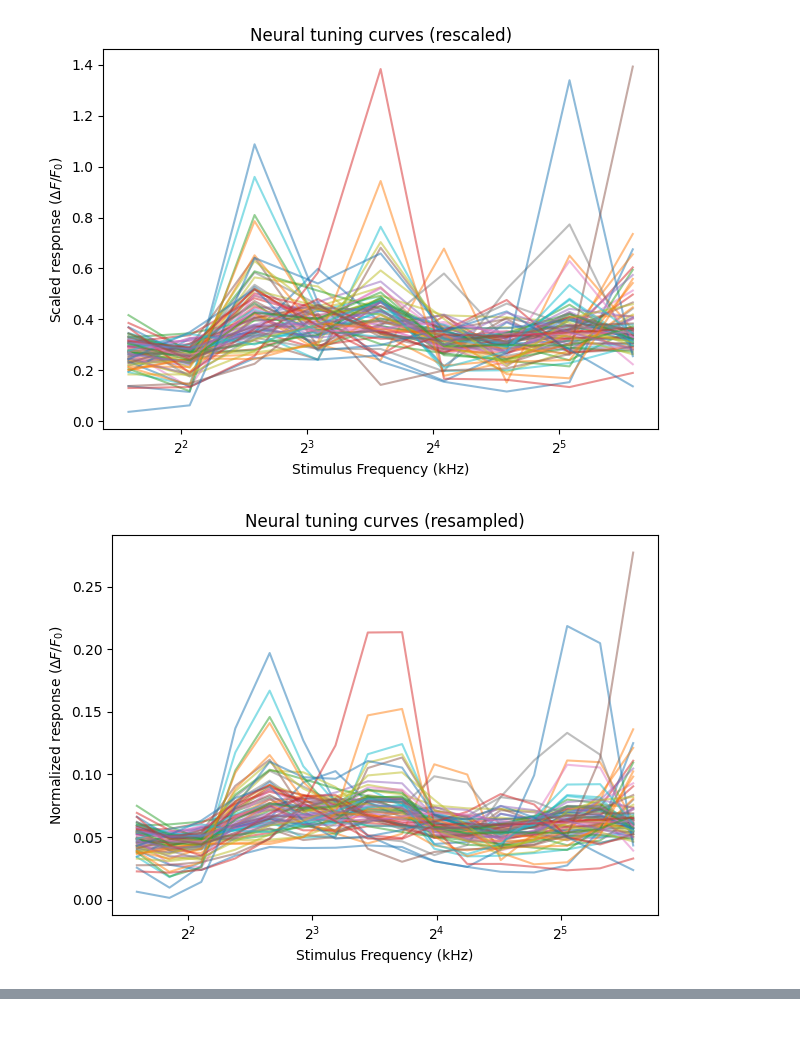
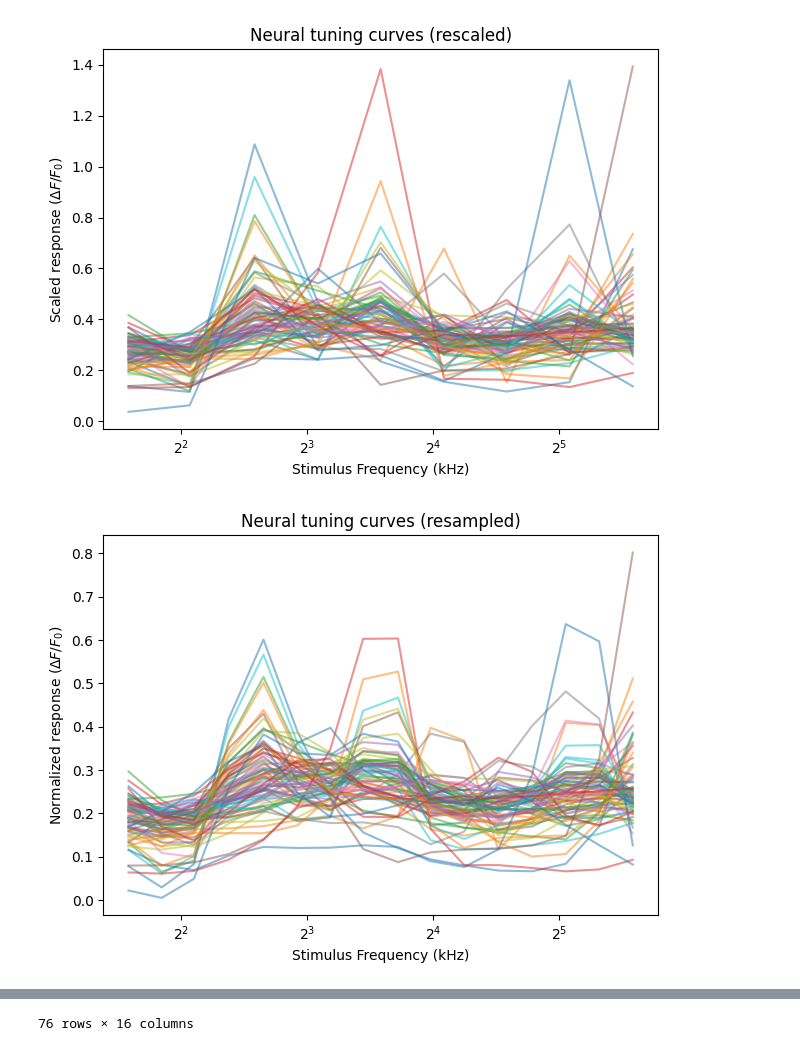
Before and after one commit to 0mWh/pqic-gic-quadrigems, a Jupyter notebook: notebooks/final_preprocessing.ipynb, the cells around one changed output, grey strips where cells are left out. Drawn from its saved outputs; the diff is of its cells as text; code cells hidden in the pictures.

```diff
--- a/notebooks/final_preprocessing.ipynb
+++ b/notebooks/final_preprocessing.ipynb
@@ -1,7 +1,7 @@
 # %%
 from os import environ as ENV
-import sys
-sys.path.append(ENV['PWD'])
+DATA = ENV['PWD'] + '/data/'
+FIGS = ENV['PWD'] + '/figures/'
 # %%
 import numpy as np
 import matplotlib.pyplot as plt
@@ -65,23 +68,21 @@ plt.show()
 [figure]
 # %%
 # upsample the tuning curves to fill the binary space
-tuning_curves_upscaled = tuning_curves.apply(
+tuning_curves_resampled = tuning_curves.apply(
     lambda response: Akima1DInterpolator(old_freqs, response, method="makima")(new_freqs),
     axis = 1,
     result_type = 'expand',
 )
-tuning_curves_upscaled.columns = new_freqs.round(1)
-
-# tuning_curves_upscaled.to_csv(ENV['PWD'] + '/data/tuning_curves_upscaled.csv')
-plt.plot(tuning_curves_upscaled.T.apply(lambda x: normalize(x)), alpha=0.5)
+tuning_curves_resampled.columns = new_freqs.round(1)
+tuning_curves_resampled.to_csv(DATA + 'data_tuning-curves_resampled.csv')
+plt.plot(tuning_curves_resampled.T.apply(lambda x: x / np.linalg.norm(x)), alpha=0.5)
 plt.title('Neural tuning curves (resampled)')
 plt.xlabel('Stimulus Frequency (kHz)')
 plt.ylabel('Normalized response ($ΔF/F_0$)')
 plt.xscale('log', base=2)
-
 plt.tight_layout()
-
-plt.savefig(ENV['PWD'] + '/figures/tuning-curves-rescaled.png', dpi=300)
+plt.savefig(FIGS + 'tuning-curves-resampled.png', dpi=300)
 plt.show()
+tuning_curves_resampled
 # %% [output]
-[figure, old version]
+[figure, new version]
@@ -87,0 +101 @@ plt.show()
+76 rows × 16 columns
```
Also changed, not shown: parts of 6 cells of this notebook, 21 other files.
